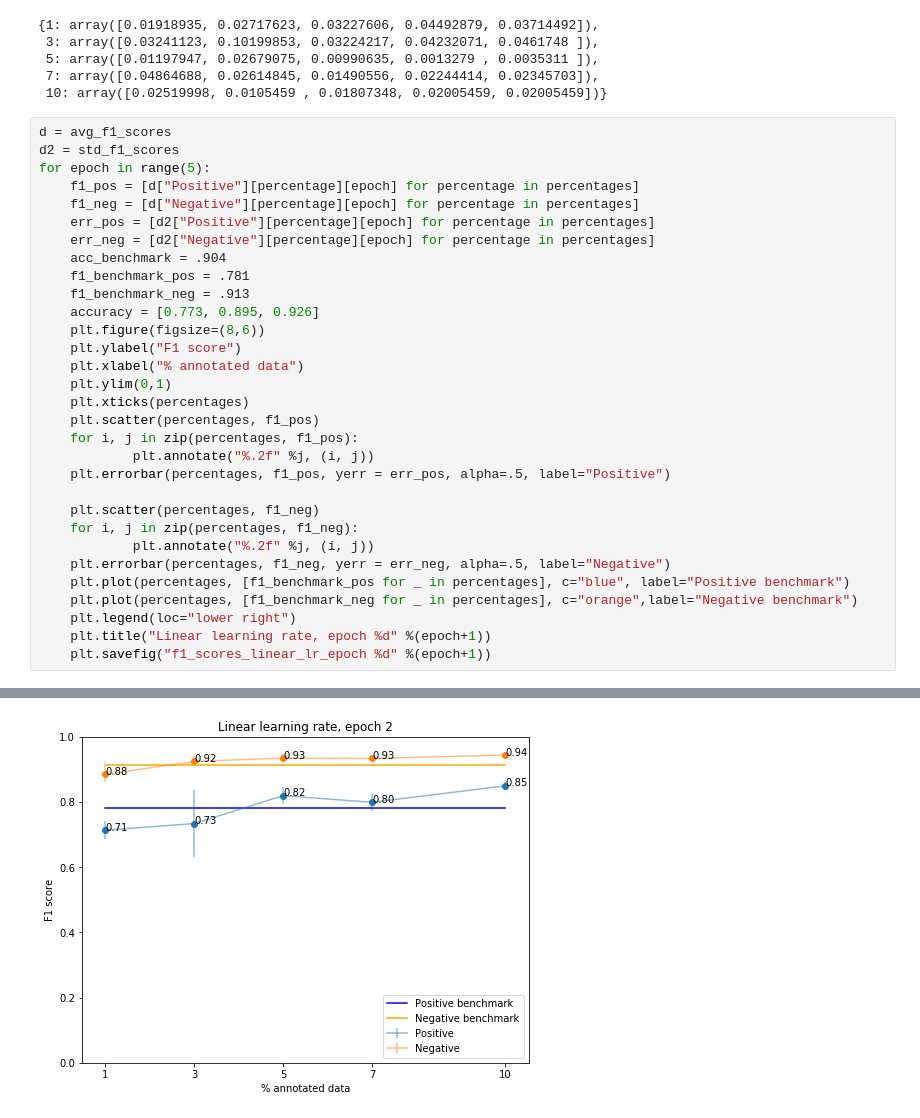
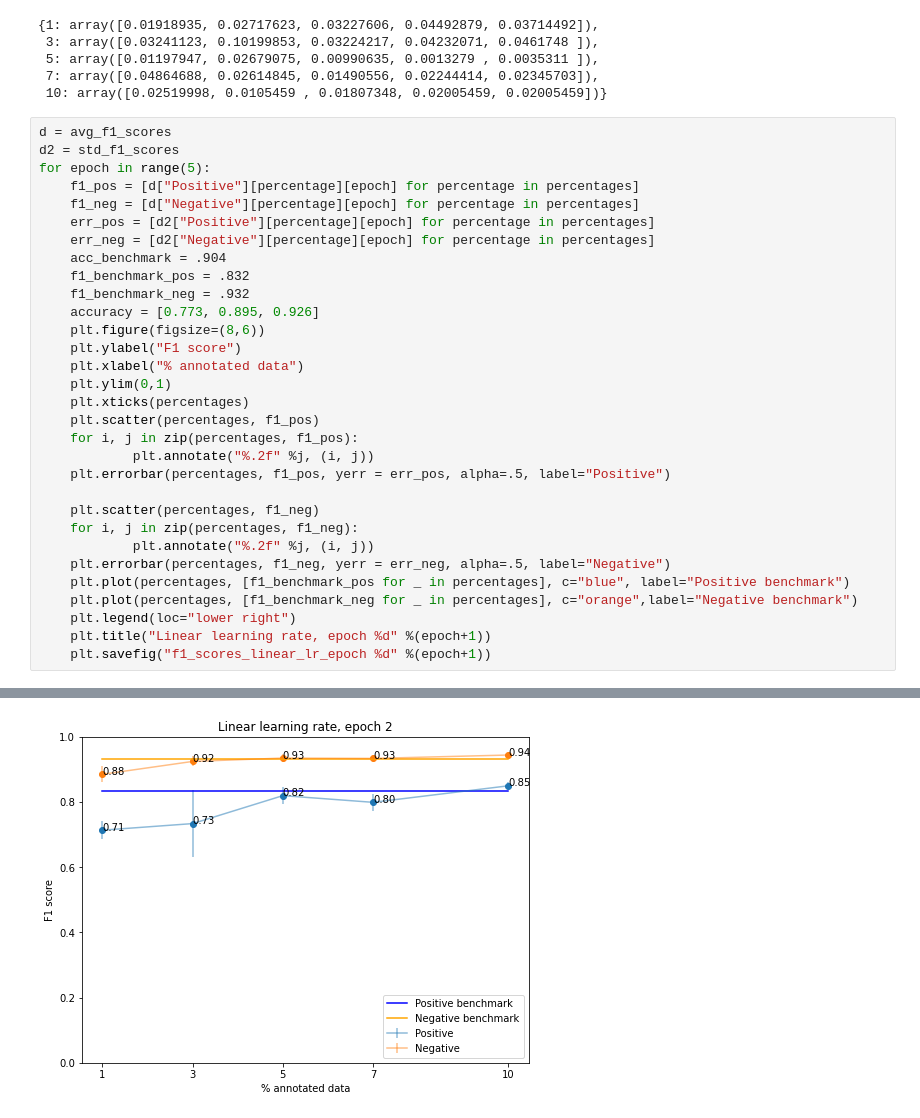
Before and after one commit to filippak/dd2430-sentiment-classification, a Jupyter notebook: plots/Final Plots (linear learning rate).ipynb, the cells around one changed output, grey strips where cells are left out. Saved outputs shown, nothing was run; the diff lists cells and outputs as text.

Commit message:
Updated benchmarks

```diff
--- a/plots/Final Plots (linear learning rate).ipynb
+++ b/plots/Final Plots (linear learning rate).ipynb
@@ -71,8 +71,8 @@ for epoch in range(5):
     err_pos = [d2["Positive"][percentage][epoch] for percentage in percentages]
     err_neg = [d2["Negative"][percentage][epoch] for percentage in percentages]
     acc_benchmark = .904
-    f1_benchmark_pos = .781
-    f1_benchmark_neg = .913
+    f1_benchmark_pos = .832
+    f1_benchmark_neg = .932
     accuracy = [0.773, 0.895, 0.926]
     plt.figure(figsize=(8,6))
     plt.ylabel("F1 score")
@@ -98 +98 @@ for epoch in range(5):
-[figure, old version]
+[figure, new version]
```
Also changed, not shown: parts of 1 cell of this notebook, 12 other files.
